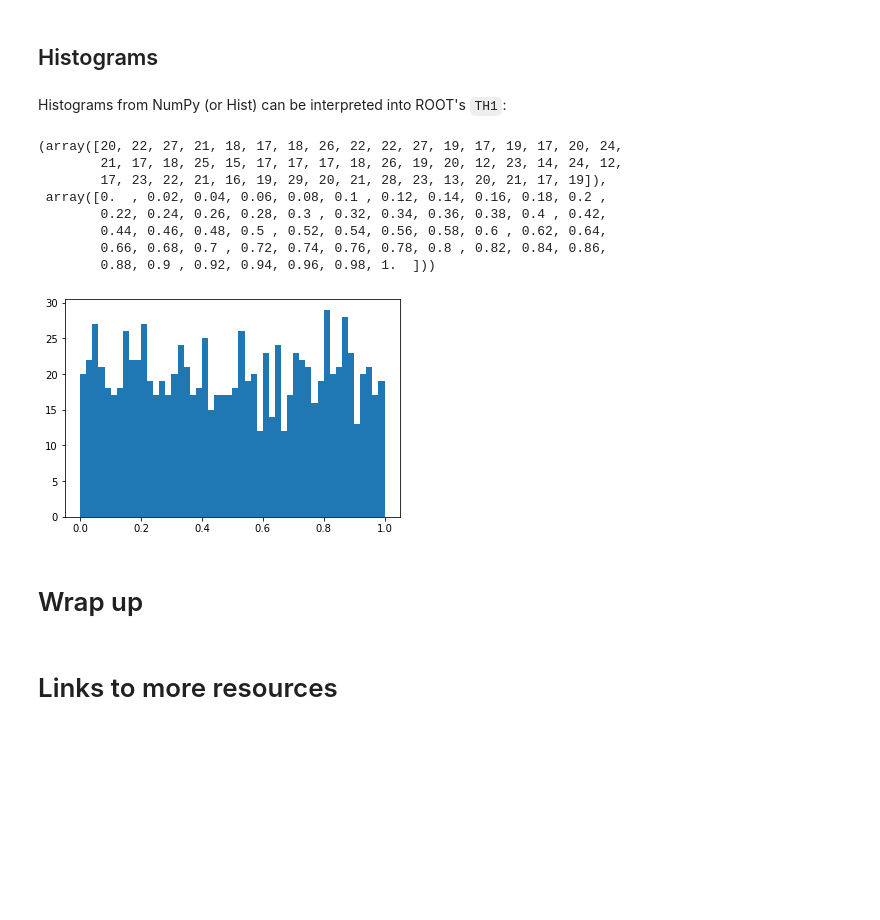
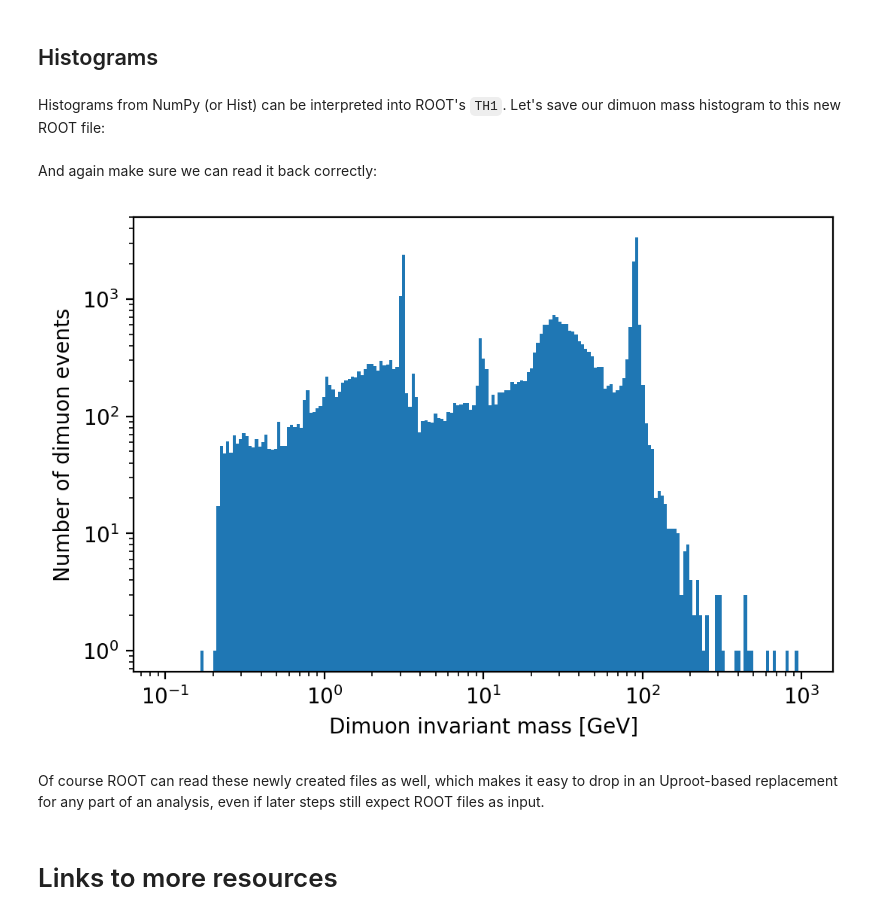
Before and after one commit to masonproffitt/uproot-awkward-vector-demo, a Jupyter notebook: demo.ipynb, the cells around one changed output. Drawn from its saved outputs; the diff is of its cells as text; code cells hidden in the pictures; blank space fills up the shorter version.

```diff
--- a/demo.ipynb
+++ b/demo.ipynb
@@ -77,6 +77,7 @@ We'll need NumPy and Matplotlib:
 # %%
 import numpy as np
 import matplotlib.pyplot as plt
+plt.rcParams['figure.dpi'] = 200 # make figures bigger and more readable
 # %% [markdown]
 Uproot and Vector are normally imported by their name, and Awkward Array is usually imported as `ak` as an analogy to `numpy as np`:
 # %%
@@ -640,31 +617,26 @@ uproot.open('new_file.root')['new_tree'].arrays()
 # %% [markdown]
 ## Histograms
 # %% [markdown]
-Histograms from NumPy (or Hist) can be interpreted into ROOT's `TH1`:
+Histograms from NumPy (or Hist) can be interpreted into ROOT's `TH1`. Let's save our dimuon mass histogram to this new ROOT file:
-# %%
-array = np.random.random(1000)
-numpy_histogram = np.histogram(array, bins=50, range=(0, 1))
-numpy_histogram
-# %% [output]
-(array([20, 22, 27, 21, 18, 17, 18, 26, 22, 22, 27, 19, 17, 19, 17, 20, 24,
-        21, 17, 18, 25, 15, 17, 17, 17, 18, 26, 19, 20, 12, 23, 14, 24, 12,
-        17, 23, 22, 21, 16, 19, 29, 20, 21, 28, 23, 13, 20, 21, 17, 19]),
- array([0.  , 0.02, 0.04, 0.06, 0.08, 0.1 , 0.12, 0.14, 0.16, 0.18, 0.2 ,
-        0.22, 0.24, 0.26, 0.28, 0.3 , 0.32, 0.34, 0.36, 0.38, 0.4 , 0.42,
-        0.44, 0.46, 0.48, 0.5 , 0.52, 0.54, 0.56, 0.58, 0.6 , 0.62, 0.64,
-        0.66, 0.68, 0.7 , 0.72, 0.74, 0.76, 0.78, 0.8 , 0.82, 0.84, 0.86,
-        0.88, 0.9 , 0.92, 0.94, 0.96, 0.98, 1.  ]))
 # %%
+numpy_histogram = np.histogram(dimuon_p4.mass, bins=np.logspace(np.log10(0.1), np.log10(1000), 200))
+
 with uproot.update('new_file.root') as new_file:
     new_file['new_histogram'] = numpy_histogram
+# %% [markdown]
+And again make sure we can read it back correctly:
 # %%
 hist, bin_edges = uproot.open('new_file.root')['new_histogram'].to_numpy()
 plt.stairs(hist, bin_edges, fill=True)
+plt.xlabel('Dimuon invariant mass [GeV]')
+plt.ylabel('Number of dimuon events')
+plt.xscale('log')
+plt.yscale('log')
 plt.show()
 # %% [output]
-[figure, old version]
+[figure, new version]
-# %% [markdown]
-# Wrap up
+# %% [markdown]
+Of course ROOT can read these newly created files as well, which makes it easy to drop in an Uproot-based replacement for any part of an analysis, even if later steps still expect ROOT files as input.
 # %% [markdown]
 # Links to more resources
 # %% [markdown]
```
Also changed, not shown: parts of 63 cells of this notebook.
